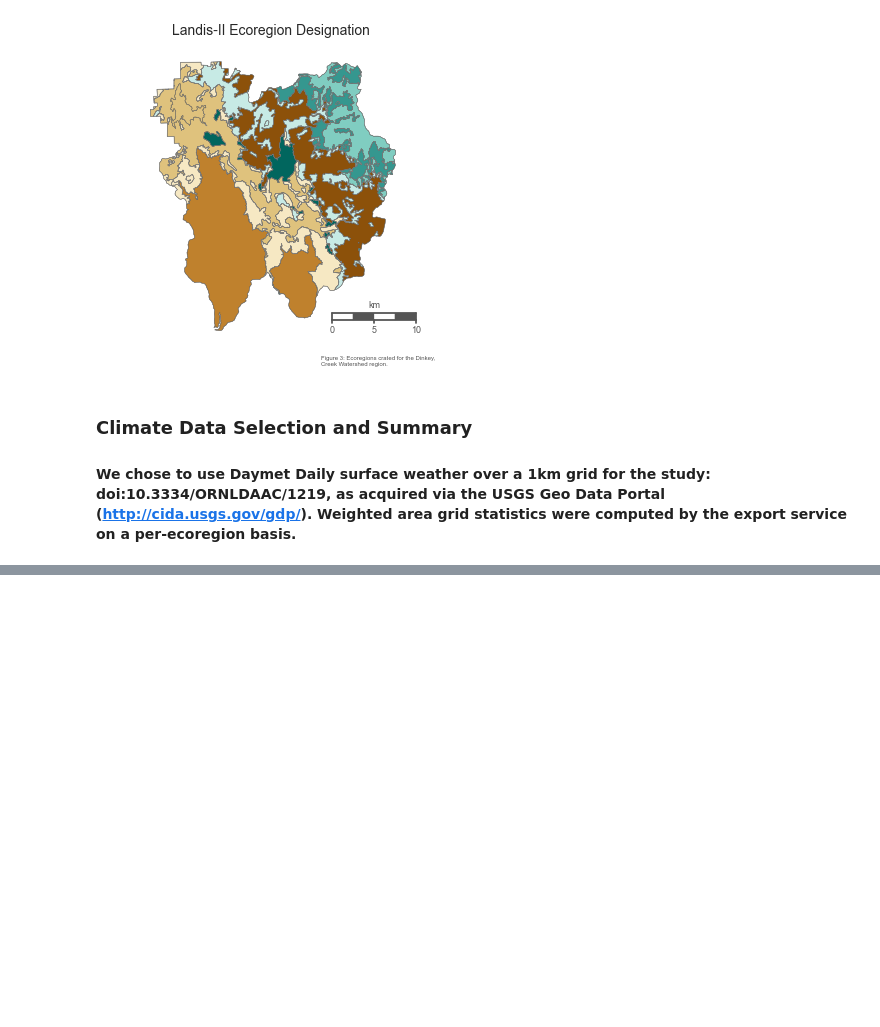
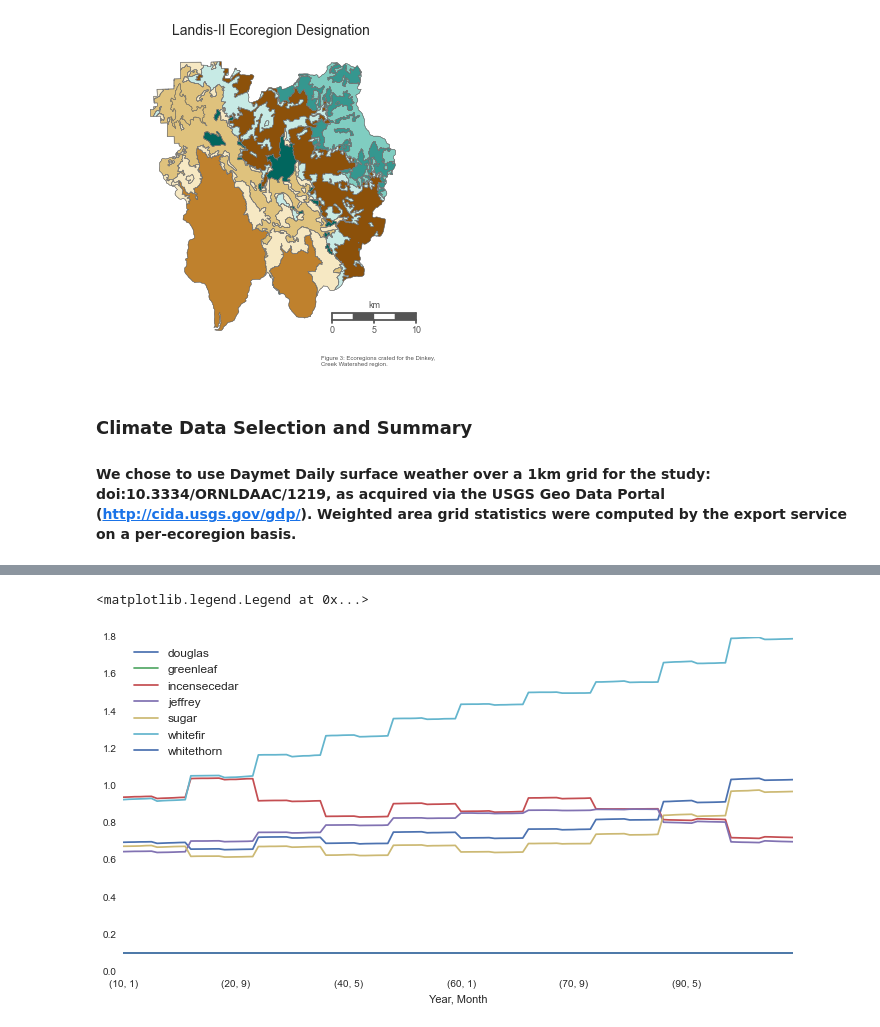
Before and after one commit to djkrofch/edulis, a Jupyter notebook: iPython_Notebooks/Dinkey_Creek/DinkeyCreek.ipynb, the cells around one changed output, grey strips where cells are left out. Saved outputs shown, nothing was run; the diff lists cells and outputs as text; code cells hidden in the pictures; blank space fills up the shorter version.

```diff
--- a/iPython_Notebooks/Dinkey_Creek/DinkeyCreek.ipynb
+++ b/iPython_Notebooks/Dinkey_Creek/DinkeyCreek.ipynb
@@ -238,0 +382,15 @@ plt.show()
+# %%
+SCELL_Dir = 'C:/Research/Dinkey_Creek/SingleCellRun/'
+CenturyCal = pd.read_csv(SCELL_Dir + 'Century-calibrate-log.csv')
+fig4 = plt.figure(figsize = (12,6))
+ax = fig4.add_subplot(111, frameon = False)
+
+for species in np.unique(CenturyCal[' SpeciesName']):
+    thisSpecies = CenturyCal[CenturyCal[' SpeciesName'] == species]
+    thisSpecies.groupby(['Year',' Month']).mean().LAI.plot(ax = ax)
+fontP = FontProperties()
+fontP.set_size('large')
+ax.legend(np.unique(CenturyCal[' SpeciesName']), "title", prop = fontP)
+# %% [output]
+<matplotlib.legend.Legend at 0x...>
+[figure, added]
```
Also changed, not shown: parts of 11 cells of this notebook.
